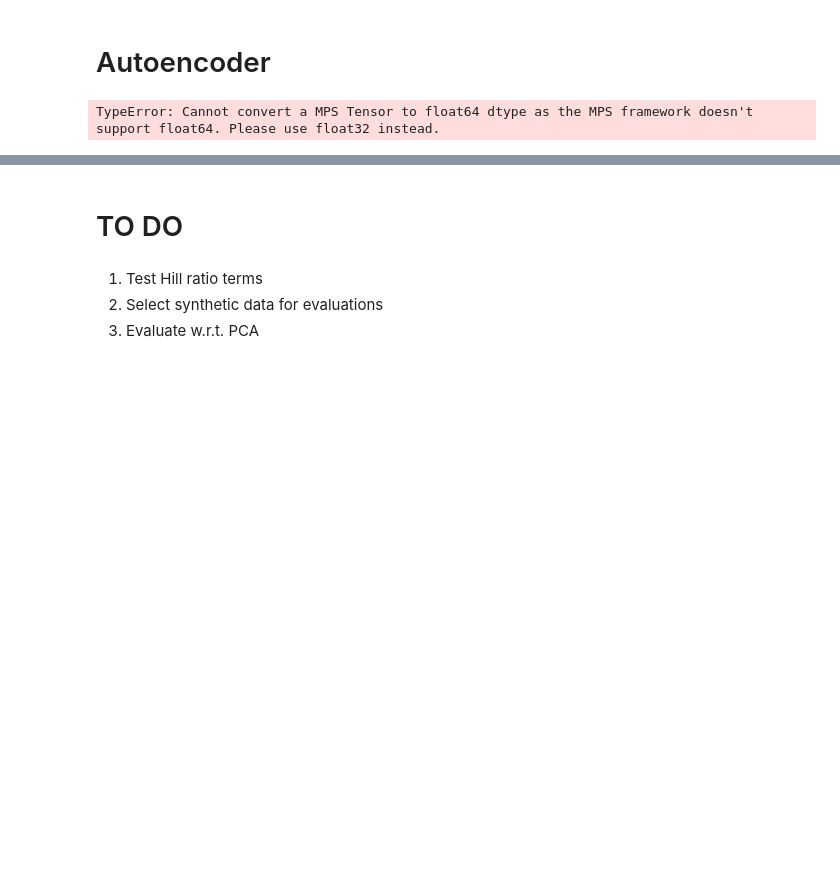
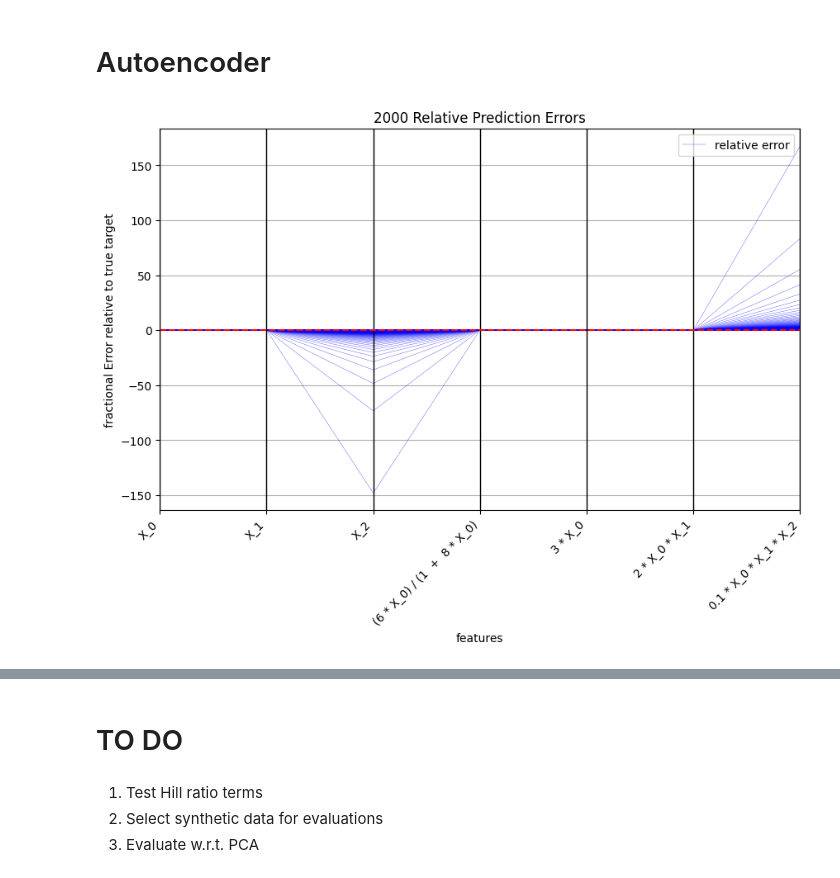
Before and after one commit to ModelEngineering/autoencodersb, a Jupyter notebook: notebooks/evaluating_autoencoders.ipynb, the cells around one changed output, grey strips where cells are left out. Drawn from its saved outputs; the diff is of its cells as text; code cells hidden in the pictures; blank space fills up the shorter version.

```diff
--- a/notebooks/evaluating_autoencoders.ipynb
+++ b/notebooks/evaluating_autoencoders.ipynb
@@ -73,17 +117,17 @@ pca_rnr.plotEvaluate(GENERATOR_TRAIN.data_dl)
 # Autoencoder
 # %%
 NUM_INPUT_FEATURE = 7
-NUM_OUTPUT_FEATURE = 2
-NUM_EPOCH = 100
+NUM_OUTPUT_FEATURE = 1
+NUM_EPOCH = 10000
 
 MODEL = Autoencoder(layer_dimensions=[NUM_INPUT_FEATURE, 10*NUM_INPUT_FEATURE,
         10*NUM_OUTPUT_FEATURE, NUM_OUTPUT_FEATURE])
 
 
 runner = ModelRunnerNN(model=MODEL, num_epoch=NUM_EPOCH,
                 learning_rate=1e-5, is_normalized=True,
                 max_fractional_error=0.1)
 runner_result_fit = runner.fit(TRAIN_DL)
-runner.plotEvaluate(TEST_DL, is_plot=IS_PLOT)
+runner.plotEvaluate(TEST_DL)
 # %% [output]
-TypeError: Cannot convert a MPS Tensor to float64 dtype as the MPS framework doesn't support float64. Please use float32 instead.
+[figure, added]
```
Also changed, not shown: parts of 26 cells of this notebook, 15 other files.
